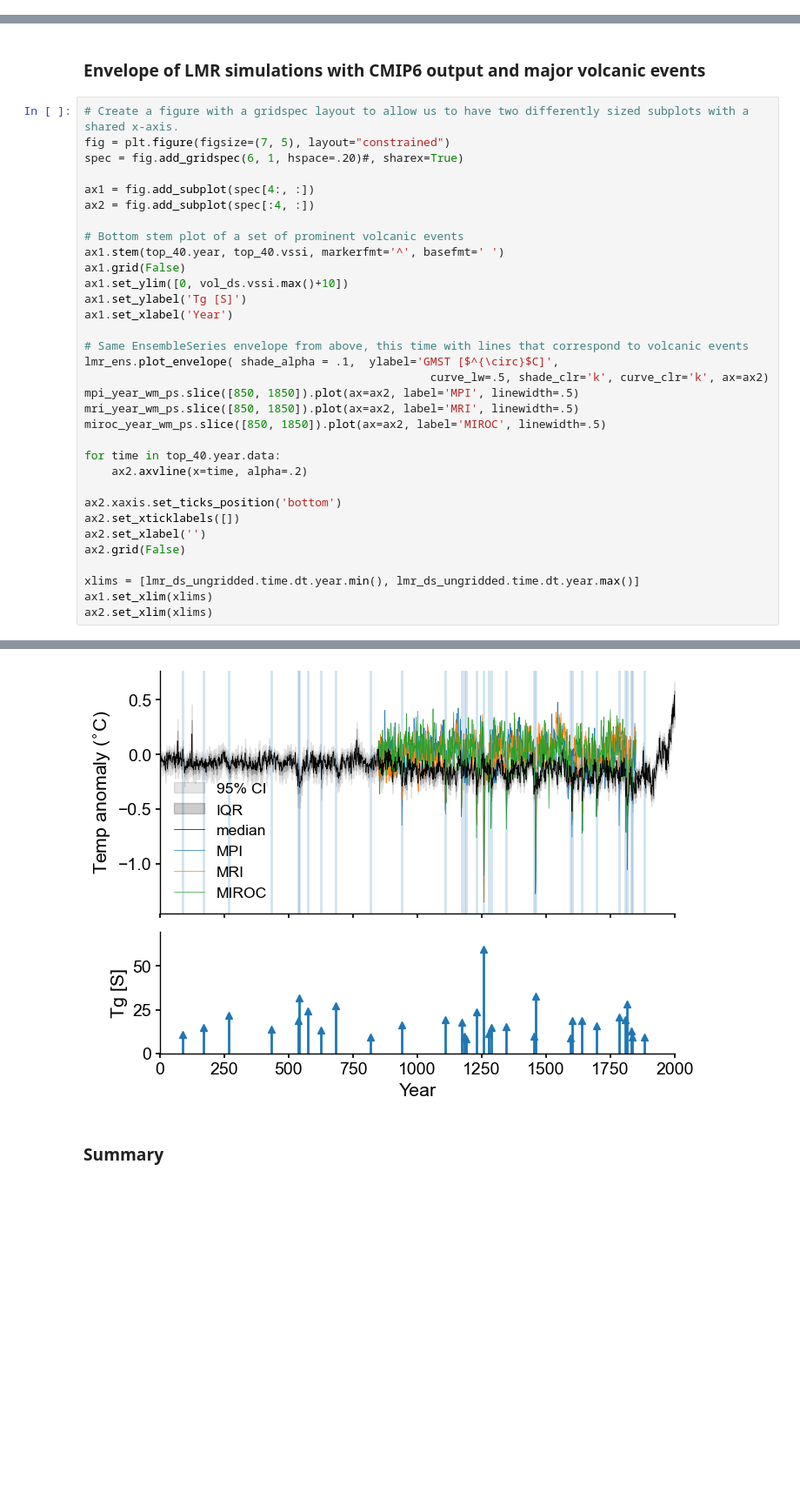
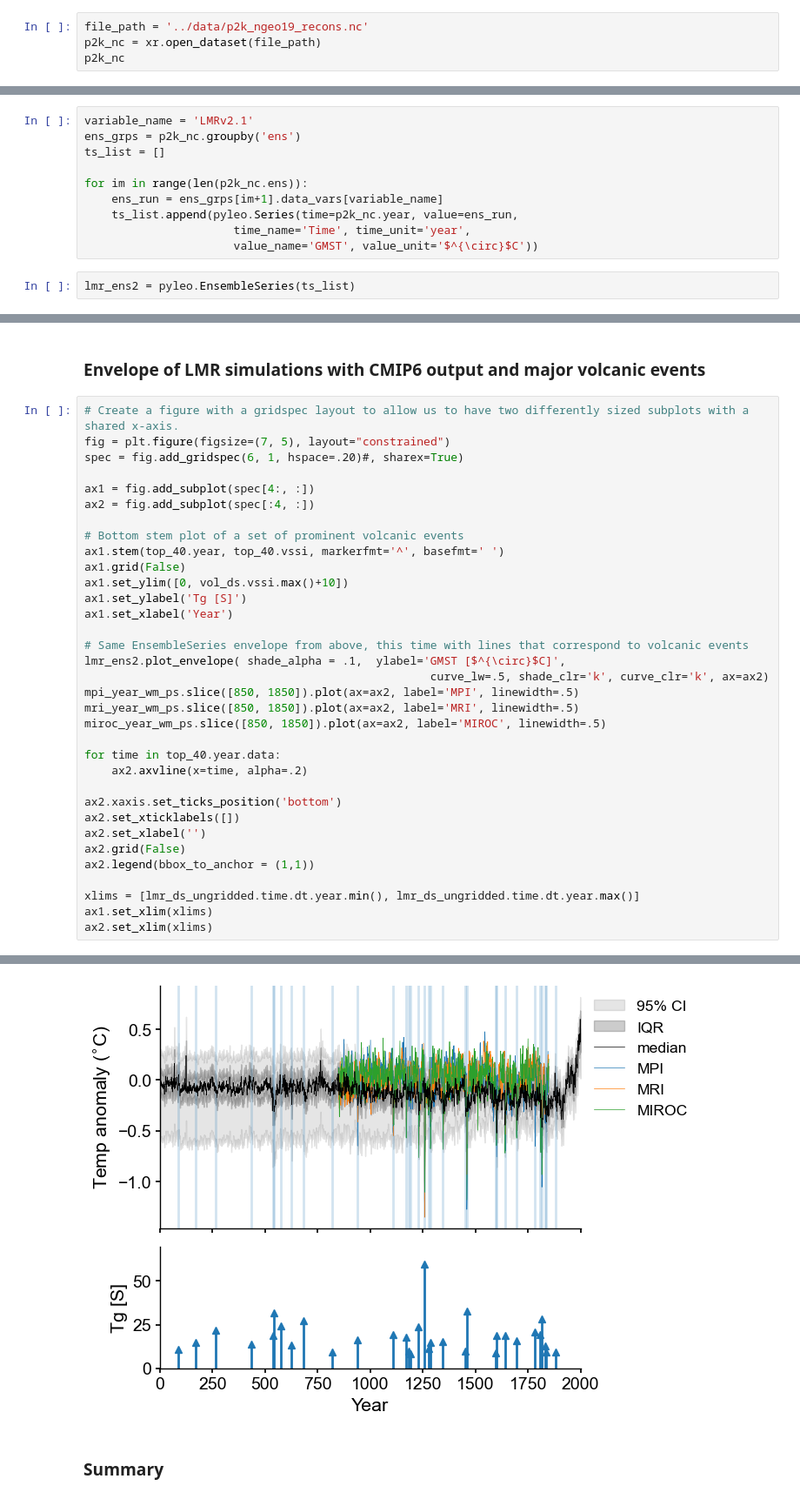
Before and after one commit to LinkedEarth/paleobooks_mathom, a Jupyter notebook: notebooks/CMIP6_LMR.ipynb, the cells around one changed output, grey strips where cells are left out. Shown at 87% size. Saved outputs shown, nothing was run; the diff lists cells and outputs as text; blank space fills up the shorter version.

```diff
--- a/notebooks/CMIP6_LMR.ipynb
+++ b/notebooks/CMIP6_LMR.ipynb
@@ -111,0 +130,4 @@ fig, ax = lmr_ens.plot_envelope( shade_alpha = .15,  ylabel='GMST [$^{\\circ}$C]
+# %%
+file_path = '../data/p2k_ngeo19_recons.nc'
+p2k_nc = xr.open_dataset(file_path)
+p2k_nc
@@ -111,0 +150,12 @@ fig, ax = lmr_ens.plot_envelope( shade_alpha = .15,  ylabel='GMST [$^{\\circ}$C]
+# %%
+variable_name = 'LMRv2.1'
+ens_grps = p2k_nc.groupby('ens')
+ts_list = []
+
+for im in range(len(p2k_nc.ens)):
+    ens_run = ens_grps[im+1].data_vars[variable_name]
+    ts_list.append(pyleo.Series(time=p2k_nc.year, value=ens_run,
+                      time_name='Time', time_unit='year',
+                      value_name='GMST', value_unit='$^{\circ}$C'))
+# %%
+lmr_ens2 = pyleo.EnsembleSeries(ts_list)
@@ -223,34 +285,35 @@ spec = fig.add_gridspec(6, 1, hspace=.20)#, sharex=True)
 
 ax1 = fig.add_subplot(spec[4:, :])
 ax2 = fig.add_subplot(spec[:4, :])
 
 # Bottom stem plot of a set of prominent volcanic events
 ax1.stem(top_40.year, top_40.vssi, markerfmt='^', basefmt=' ')
 ax1.grid(False)
 ax1.set_ylim([0, vol_ds.vssi.max()+10])
 ax1.set_ylabel('Tg [S]')
 ax1.set_xlabel('Year')
 
 # Same EnsembleSeries envelope from above, this time with lines that correspond to volcanic events
-lmr_ens.plot_envelope( shade_alpha = .1,  ylabel='GMST [$^{\circ}$C]',
+lmr_ens2.plot_envelope( shade_alpha = .1,  ylabel='GMST [$^{\circ}$C]',
                                                    curve_lw=.5, shade_clr='k', curve_clr='k', ax=ax2)
 mpi_year_wm_ps.slice([850, 1850]).plot(ax=ax2, label='MPI', linewidth=.5)
 mri_year_wm_ps.slice([850, 1850]).plot(ax=ax2, label='MRI', linewidth=.5)
 miroc_year_wm_ps.slice([850, 1850]).plot(ax=ax2, label='MIROC', linewidth=.5)
 
 for time in top_40.year.data:
     ax2.axvline(x=time, alpha=.2)
 
 ax2.xaxis.set_ticks_position('bottom')
 ax2.set_xticklabels([])
 ax2.set_xlabel('')
 ax2.grid(False)
+ax2.legend(bbox_to_anchor = (1,1))
 
 xlims = [lmr_ds_ungridded.time.dt.year.min(), lmr_ds_ungridded.time.dt.year.max()]
 ax1.set_xlim(xlims)
 ax2.set_xlim(xlims)
 # %% [output]
 (0.0, 2000.0)
-[figure, old version]
+[figure, new version]
 # %% [markdown]
 ### Summary
```
Also changed, not shown: parts of 14 cells of this notebook.
